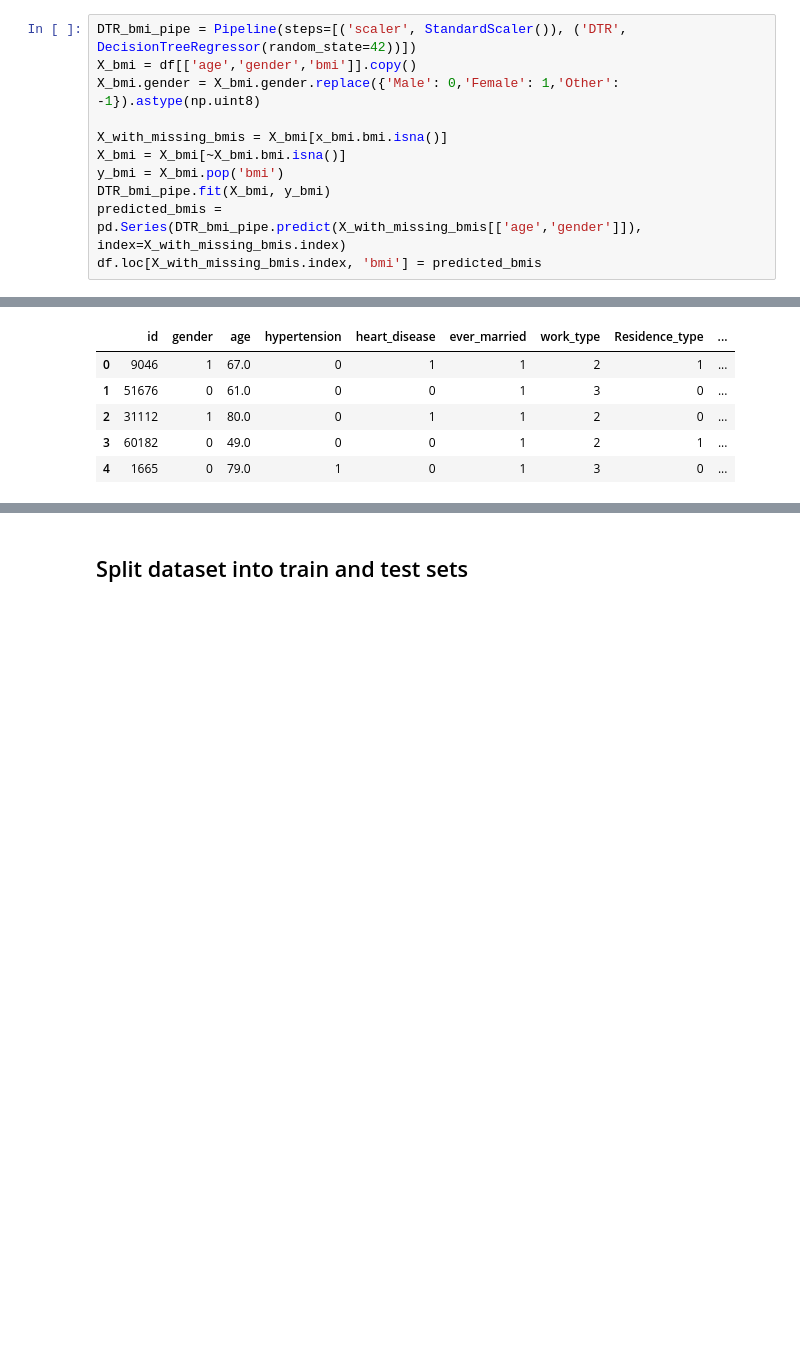
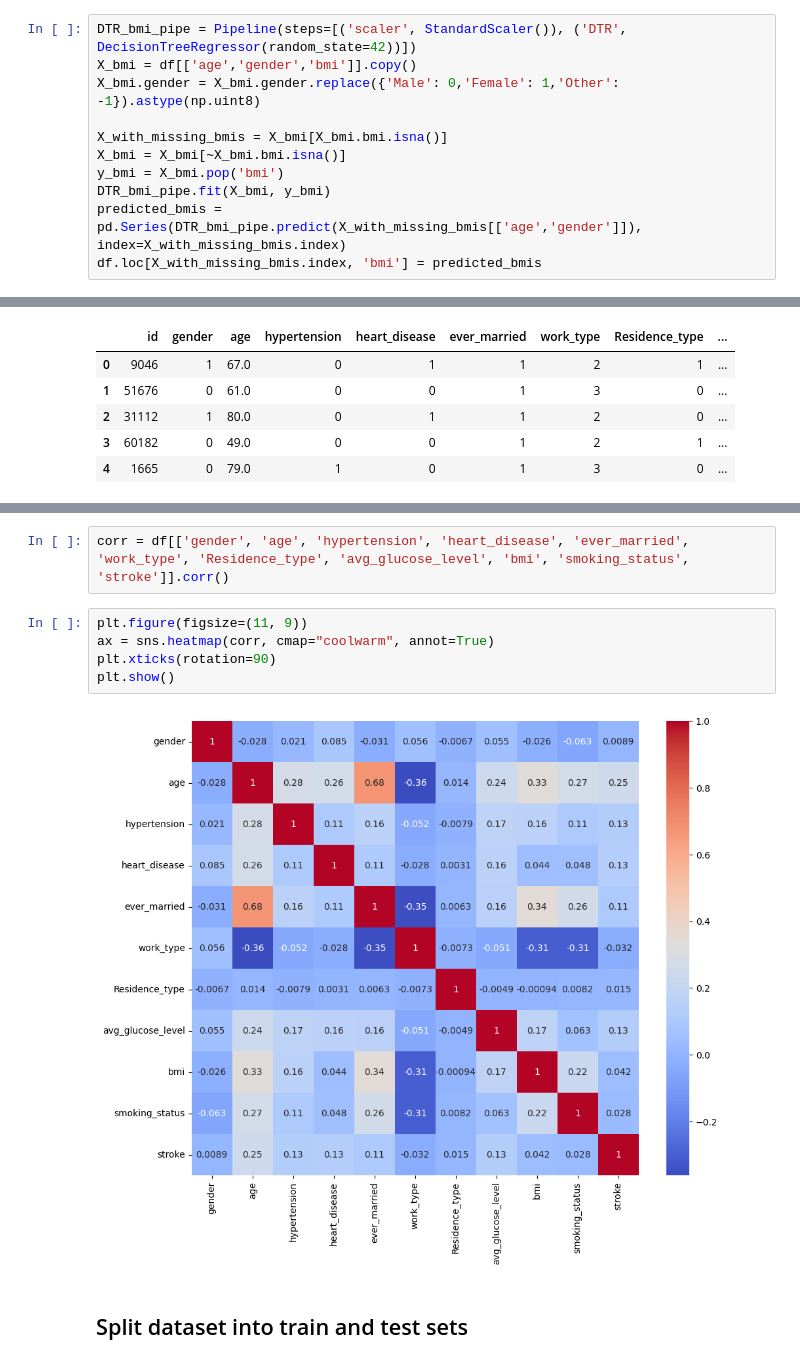
Before and after one commit to Oleh2506/StrokePrediction, a Jupyter notebook: preprocess_data.ipynb, the cells around one changed output, grey strips where cells are left out. Drawn from its saved outputs; the diff is of its cells as text; blank space fills up the shorter version.

```diff
--- a/preprocess_data.ipynb
+++ b/preprocess_data.ipynb
@@ -51,7 +61,7 @@ DTR_bmi_pipe = Pipeline(steps=[('scaler', StandardScaler()), ('DTR', DecisionTre
 X_bmi = df[['age','gender','bmi']].copy()
 X_bmi.gender = X_bmi.gender.replace({'Male': 0,'Female': 1,'Other': -1}).astype(np.uint8)
 
-X_with_missing_bmis = X_bmi[x_bmi.bmi.isna()]
+X_with_missing_bmis = X_bmi[X_bmi.bmi.isna()]
 X_bmi = X_bmi[~X_bmi.bmi.isna()]
 y_bmi = X_bmi.pop('bmi')
 DTR_bmi_pipe.fit(X_bmi, y_bmi)
@@ -85,3 +108,12 @@ df.head()
+# %%
+corr = df[['gender', 'age', 'hypertension', 'heart_disease', 'ever_married', 'work_type', 'Residence_type', 'avg_glucose_level', 'bmi', 'smoking_status', 'stroke']].corr()
+# %%
+plt.figure(figsize=(11, 9))
+ax = sns.heatmap(corr, cmap="coolwarm", annot=True)
+plt.xticks(rotation=90)
+plt.show()
+# %% [output]
+[figure, added]
 # %% [markdown]
 ## Split dataset into train and test sets
 # %%
```
Also changed, not shown: parts of 17 cells of this notebook, 4 other files.
